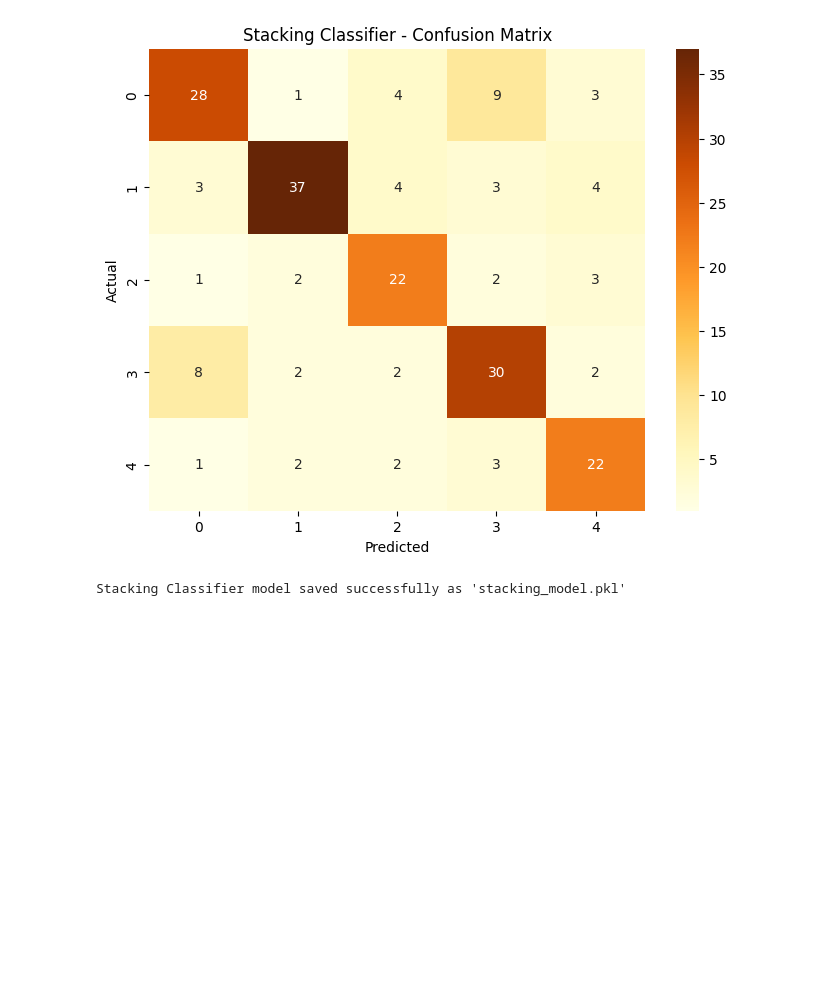
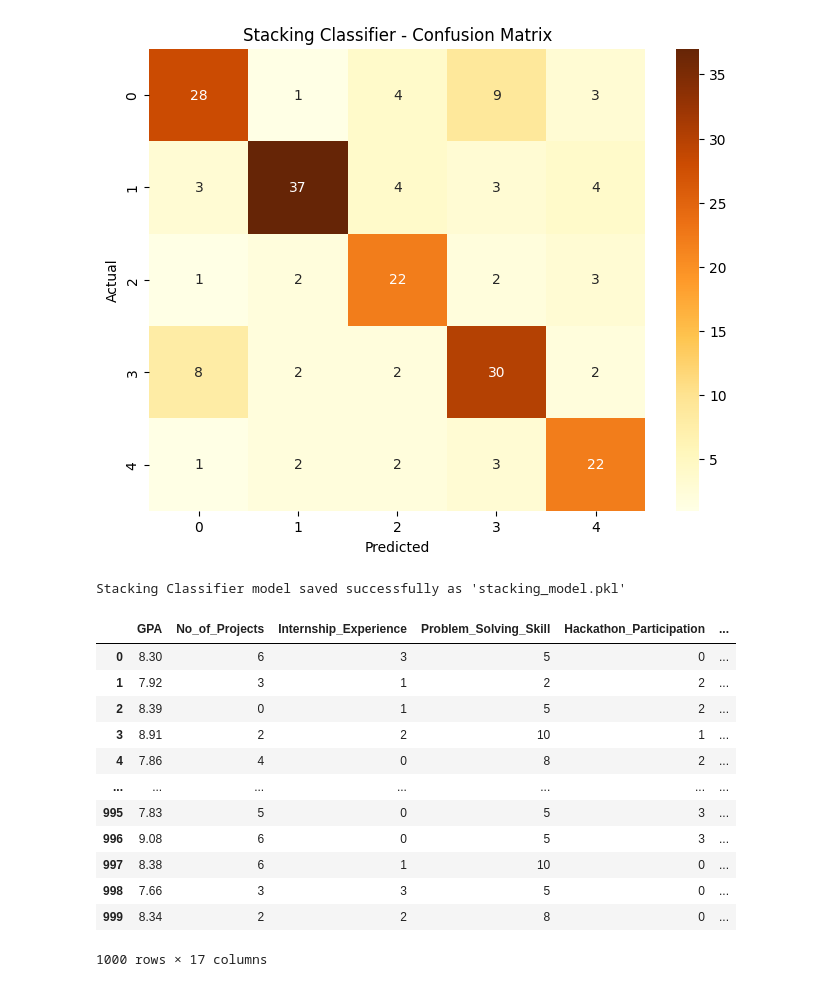
Before and after one commit to Meghana303/Career_Path_Prediction, a Jupyter notebook: main.ipynb, the cells around one changed output. Saved outputs shown, nothing was run; the diff lists cells and outputs as text; code cells hidden in the pictures; blank space fills up the shorter version.

```diff
--- a/main.ipynb
+++ b/main.ipynb
@@ -608,3 +624,19 @@ joblib.dump(stacking_clf, 'stacking_model.pkl')
 print("Stacking Classifier model saved successfully as 'stacking_model.pkl'")
 # %% [output]
 Stacking Classifier model saved successfully as 'stacking_model.pkl'
+# %%
+df
+# %% [output]
+|  | GPA | No_of_Projects | Internship_Experience | Problem_Solving_Skill | Hackathon_Participation | ... |
+| 0 | 8.30 | 6 | 3 | 5 | 0 | ... |
+| 1 | 7.92 | 3 | 1 | 2 | 2 | ... |
+| 2 | 8.39 | 0 | 1 | 5 | 2 | ... |
+| 3 | 8.91 | 2 | 2 | 10 | 1 | ... |
+| 4 | 7.86 | 4 | 0 | 8 | 2 | ... |
+| ... | ... | ... | ... | ... | ... | ... |
+| 995 | 7.83 | 5 | 0 | 5 | 3 | ... |
+| 996 | 9.08 | 6 | 0 | 5 | 3 | ... |
+| 997 | 8.38 | 6 | 1 | 10 | 0 | ... |
+| 998 | 7.66 | 3 | 3 | 5 | 0 | ... |
+| 999 | 8.34 | 2 | 2 | 8 | 0 | ... |
+1000 rows × 17 columns
```
Also changed, not shown: parts of 5 cells of this notebook, 5 other files.
